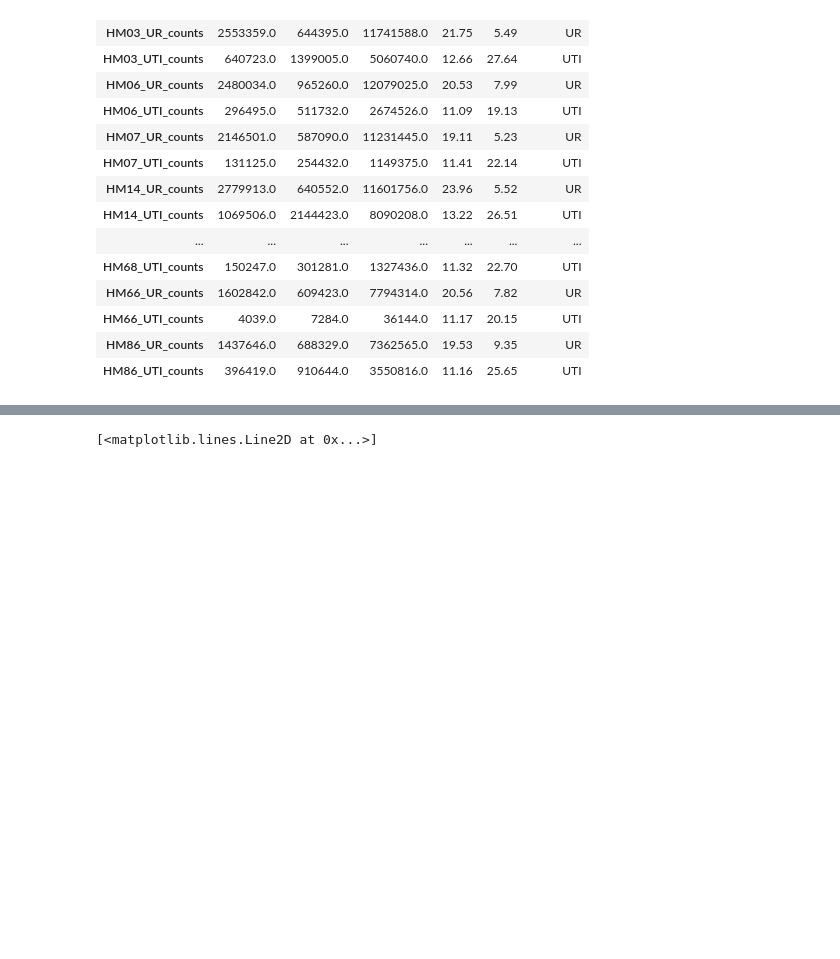
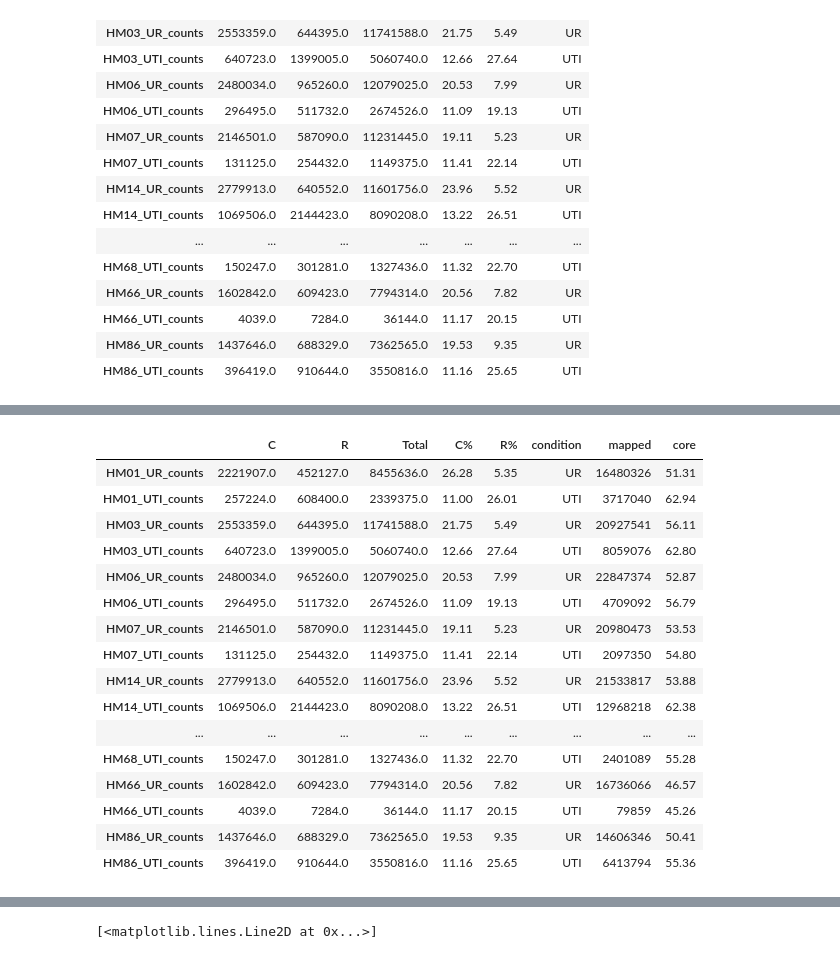
Before and after one commit to ASintsova/HUTI-RNAseq, a Jupyter notebook: code/resource_reallocation/resource_reallocation.ipynb, the cells around one changed output, grey strips where cells are left out. Drawn from its saved outputs; the diff is of its cells as text; code cells hidden in the pictures; blank space fills up the shorter version.

```diff
--- a/code/resource_reallocation/resource_reallocation.ipynb
+++ b/code/resource_reallocation/resource_reallocation.ipynb
@@ -110,9 +138,28 @@ array([<matplotlib.axes._subplots.AxesSubplot object at 0x...>,
 # %%
 flag = pd.read_csv(flagstat, index_col=0)
 flag.index = [f.split("_trimmed")[0]+"_counts" for f in flag.index]
 mapped = flag.loc[totals.index]['mapped']
 totals['mapped'] = mapped
 totals['core'] = round(totals["Total"]/totals['mapped']*100, 2)
+totals
+# %% [output]
+|  | C | R | Total | C% | R% | condition | mapped | core |
+| HM01_UR_counts | 2221907.0 | 452127.0 | 8455636.0 | 26.28 | 5.35 | UR | 16480326 | 51.31 |
+| HM01_UTI_counts | 257224.0 | 608400.0 | 2339375.0 | 11.00 | 26.01 | UTI | 3717040 | 62.94 |
+| HM03_UR_counts | 2553359.0 | 644395.0 | 11741588.0 | 21.75 | 5.49 | UR | 20927541 | 56.11 |
+| HM03_UTI_counts | 640723.0 | 1399005.0 | 5060740.0 | 12.66 | 27.64 | UTI | 8059076 | 62.80 |
+| HM06_UR_counts | 2480034.0 | 965260.0 | 12079025.0 | 20.53 | 7.99 | UR | 22847374 | 52.87 |
+| HM06_UTI_counts | 296495.0 | 511732.0 | 2674526.0 | 11.09 | 19.13 | UTI | 4709092 | 56.79 |
+| HM07_UR_counts | 2146501.0 | 587090.0 | 11231445.0 | 19.11 | 5.23 | UR | 20980473 | 53.53 |
+| HM07_UTI_counts | 131125.0 | 254432.0 | 1149375.0 | 11.41 | 22.14 | UTI | 2097350 | 54.80 |
+| HM14_UR_counts | 2779913.0 | 640552.0 | 11601756.0 | 23.96 | 5.52 | UR | 21533817 | 53.88 |
+| HM14_UTI_counts | 1069506.0 | 2144423.0 | 8090208.0 | 13.22 | 26.51 | UTI | 12968218 | 62.38 |
+| ... | ... | ... | ... | ... | ... | ... | ... | ... |
+| HM68_UTI_counts | 150247.0 | 301281.0 | 1327436.0 | 11.32 | 22.70 | UTI | 2401089 | 55.28 |
+| HM66_UR_counts | 1602842.0 | 609423.0 | 7794314.0 | 20.56 | 7.82 | UR | 16736066 | 46.57 |
+| HM66_UTI_counts | 4039.0 | 7284.0 | 36144.0 | 11.17 | 20.15 | UTI | 79859 | 45.26 |
+| HM86_UR_counts | 1437646.0 | 688329.0 | 7362565.0 | 19.53 | 9.35 | UR | 14606346 | 50.41 |
+| HM86_UTI_counts | 396419.0 | 910644.0 | 3550816.0 | 11.16 | 25.65 | UTI | 6413794 | 55.36 |
 # %%
 catabolic_urine = pd.DataFrame({"sample":["CAT|UR"]*14, "% allocated":totals[totals["condition"] == "UR"]["C%"]})
 cataboli_uti = pd.DataFrame({"sample":["CAT|UTI"]*14, "% allocated": totals[totals["condition"] == "UTI"]["C%"]})
```
Also changed, not shown: parts of 8 cells of this notebook, 9 other files.
